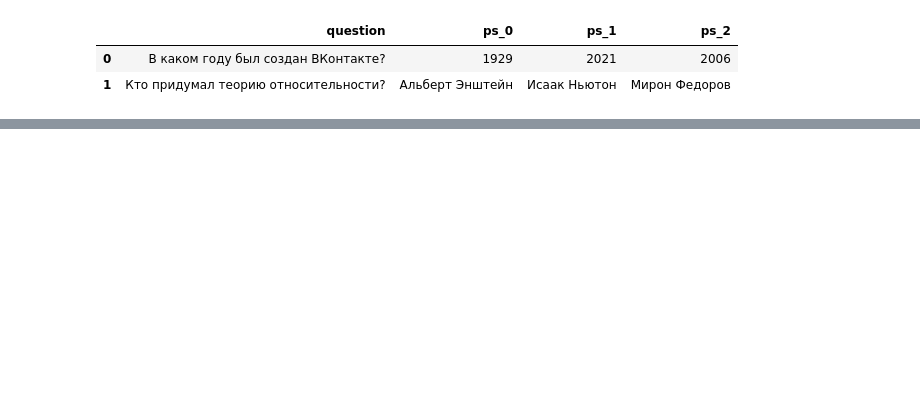
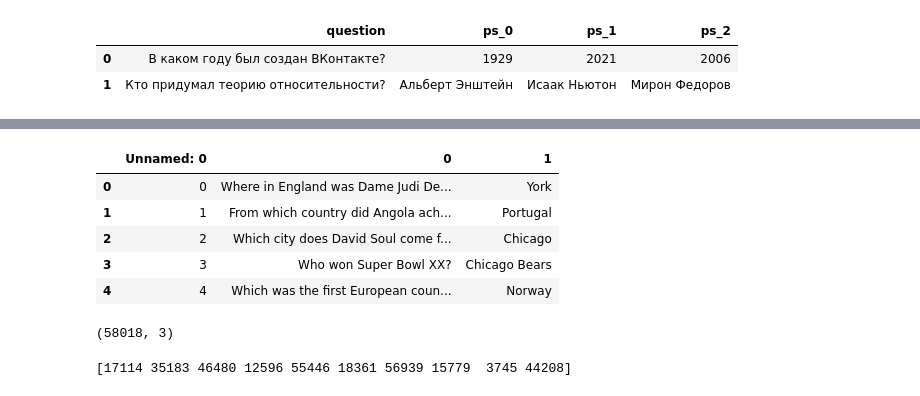
Before and after one commit to sergmiller/vk-cup-final-2021, a Jupyter notebook: sergmiller_RuGPT_bundle_creation.ipynb, the cells around one changed output, grey strips where cells are left out. Drawn from its saved outputs; the diff is of its cells as text; code cells hidden in the pictures; blank space fills up the shorter version.

```diff
--- a/sergmiller_RuGPT_bundle_creation.ipynb
+++ b/sergmiller_RuGPT_bundle_creation.ipynb
@@ -201,0 +249,22 @@ Mounted at /gdrive
+# %%
+en_trivia_qa = pd.read_csv(MOUNT_DIR + 'en_questions_bundle.csv')
+# %%
+en_trivia_qa.head()
+# %% [output]
+|  | Unnamed: 0 | 0 | 1 |
+| 0 | 0 | Where in England was Dame Judi De... | York |
+| 1 | 1 | From which country did Angola ach... | Portugal |
+| 2 | 2 | Which city does David Soul come f... | Chicago |
+| 3 | 3 | Who won Super Bowl XX? | Chicago Bears |
+| 4 | 4 | Which was the first European coun... | Norway |
+# %%
+en_trivia_qa.shape
+# %% [output]
+(58018, 3)
+# %%
+qids = np.arange(len(en_trivia_qa))
+np.random.seed(0)
+np.random.shuffle(qids)
+print(qids[:10])
+# %% [output]
+[17114 35183 46480 12596 55446 18361 56939 15779  3745 44208]
```
Also changed, not shown: parts of 38 cells of this notebook.
